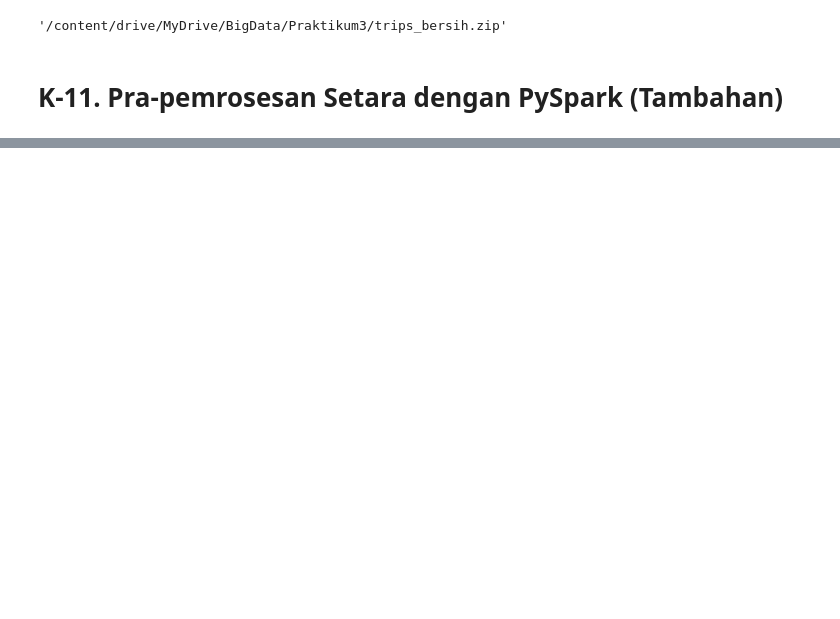
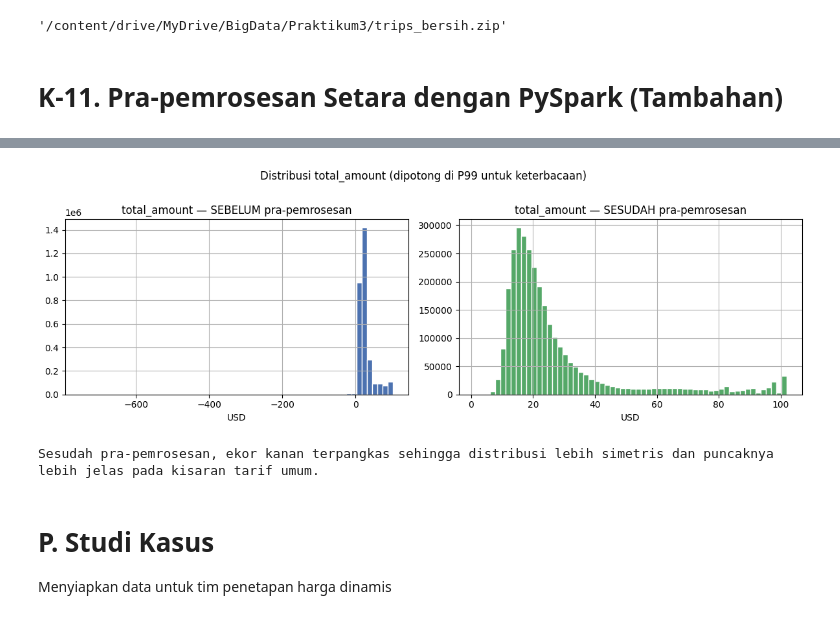
Before and after one commit to Bilra-Hkr/BigData26_B_2411533007_DerielChaerahman, a Jupyter notebook: Praktikum3/BD_P03_2411533007_DerielChaerahman.ipynb, the cells around one changed output, grey strips where cells are left out. Saved outputs shown, nothing was run; the diff lists cells and outputs as text; code cells hidden in the pictures; blank space fills up the shorter version.

```diff
--- a/Praktikum3/BD_P03_2411533007_DerielChaerahman.ipynb
+++ b/Praktikum3/BD_P03_2411533007_DerielChaerahman.ipynb
@@ -564,0 +587,28 @@ spark.stop()
+# %%
+import matplotlib.pyplot as plt
+
+fig, axes = plt.subplots(1, 2, figsize=(12, 4), sharey=False)
+lim = trip["total_amount"].quantile(0.99)
+
+trip["total_amount"].clip(upper=lim).hist(
+    bins=60, ax=axes[0], color="#4c72b0", edgecolor="white")
+axes[0].set_title("total_amount — SEBELUM pra-pemrosesan")
+axes[0].set_xlabel("USD")
+
+bersih["total_amount"].clip(upper=lim).hist(
+    bins=60, ax=axes[1], color="#55a868", edgecolor="white")
+axes[1].set_title("total_amount — SESUDAH pra-pemrosesan")
+axes[1].set_xlabel("USD")
+
+plt.suptitle("Distribusi total_amount (dipotong di P99 untuk keterbacaan)", y=1.01)
+plt.tight_layout()
+plt.savefig(f"{DIR_SIMPAN}/distribusi_total_amount.png", dpi=120, bbox_inches="tight")
+plt.show()
+print("Sesudah pra-pemrosesan, ekor kanan terpangkas sehingga distribusi lebih simetris "
+      "dan puncaknya lebih jelas pada kisaran tarif umum.")
+# %% [output]
+[figure, added]
+Sesudah pra-pemrosesan, ekor kanan terpangkas sehingga distribusi lebih simetris dan puncaknya lebih jelas pada kisaran tarif umum.
+# %% [markdown]
+# P. Studi Kasus
+Menyiapkan data untuk tim penetapan harga dinamis
```
Also changed, not shown: parts of 11 cells of this notebook.
